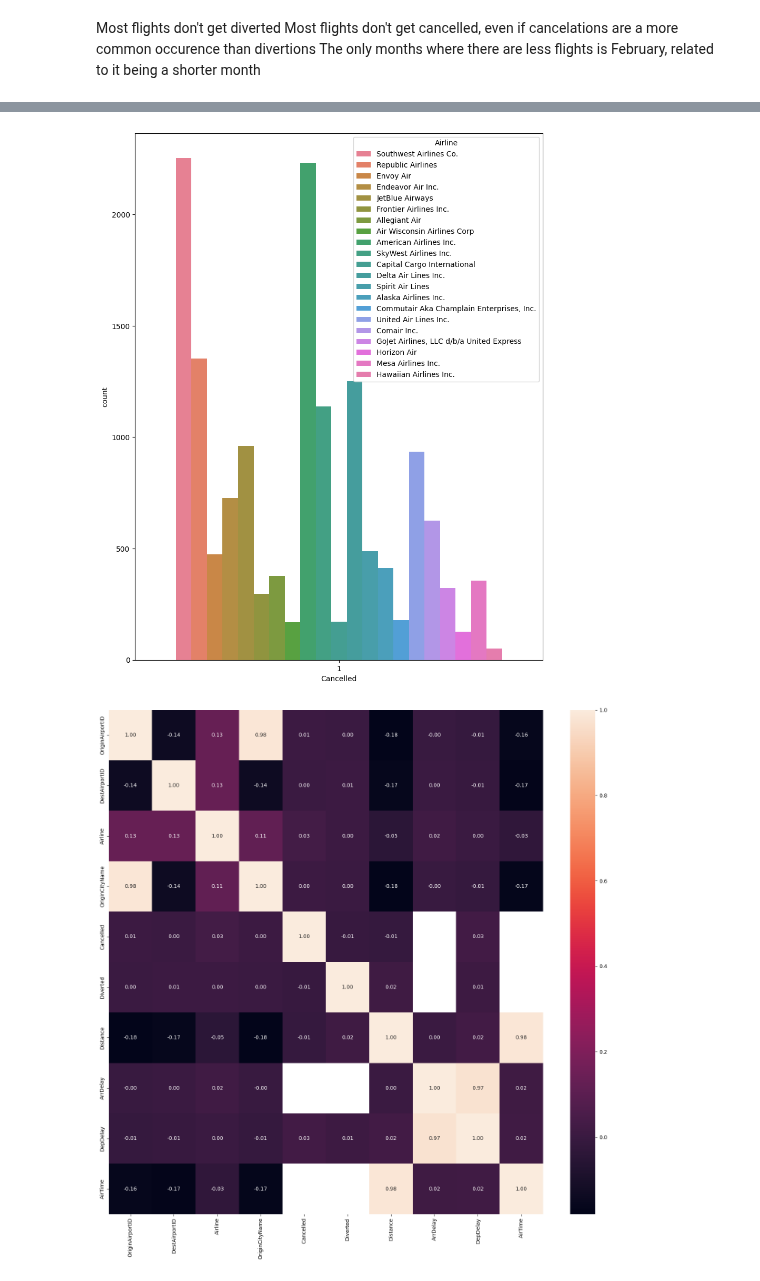
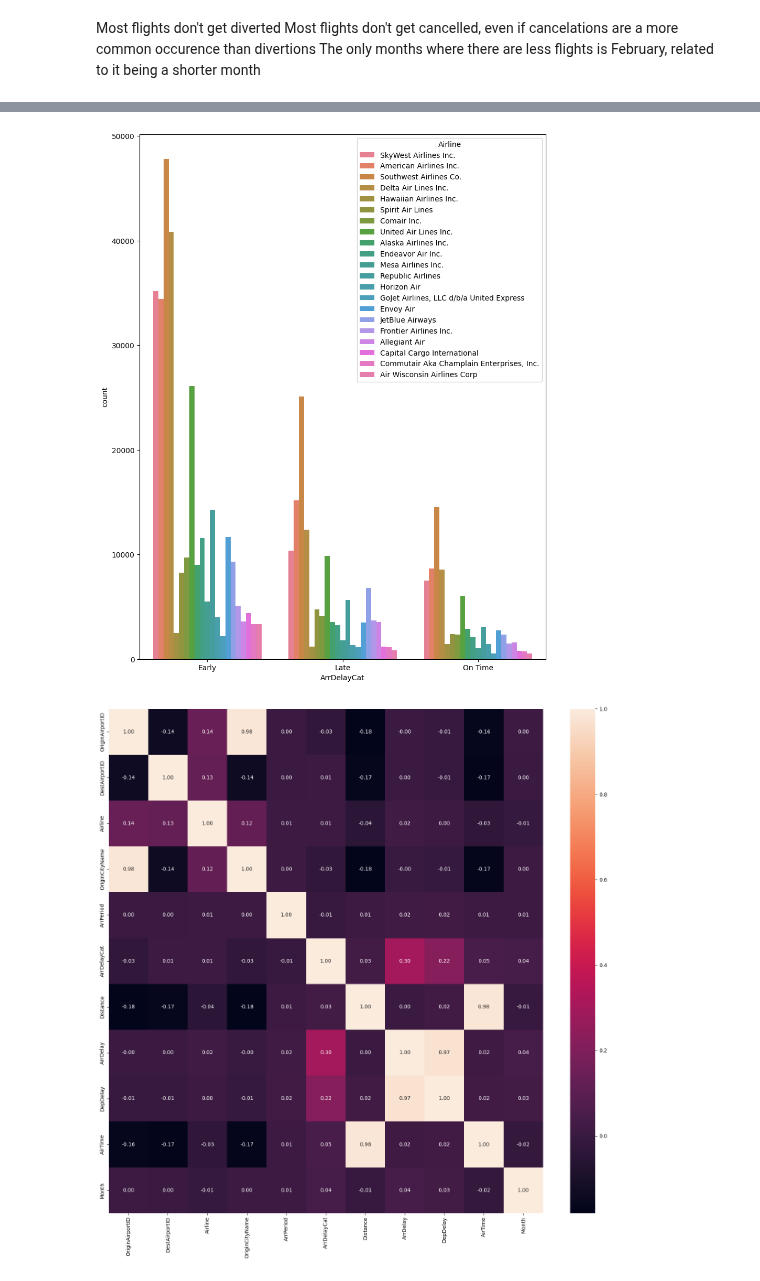
Before and after one commit to Diegomca98/final-project, a Jupyter notebook: src/project.ipynb, the cells around one changed output, grey strips where cells are left out. Saved outputs shown, nothing was run; the diff lists cells and outputs as text; code cells hidden in the pictures.

```diff
--- a/src/project.ipynb
+++ b/src/project.ipynb
@@ -727,25 +734,25 @@ filtered_df = df[df['Cancelled'] == 1]
 # %%
 fig, axis = plt.subplots(figsize = (10, 13))
 
-sns.countplot(data = filtered_df, x = "Cancelled", hue = "Airline")
+sns.countplot(data = df, x = "ArrDelayCat", hue = "Airline")
 
 plt.show()
 # %% [output]
-[figure, old version]
+[figure, new version]
 # %%
 df["OriginAirportID"] = pd.factorize(df["OriginAirportID"])[0]
 df["DestAirportID"] = pd.factorize(df["DestAirportID"])[0]
 df["Airline"] = pd.factorize(df["Airline"])[0]
 df["OriginCityName"] = pd.factorize(df["OriginCityName"])[0]
-df["Cancelled"] = pd.factorize(df["Cancelled"])[0]
-df["Diverted"] = pd.factorize(df["Diverted"])[0]
+df["ArrDelayCat"] = pd.factorize(df["ArrDelayCat"])[0]
+df["ArrPeriod"] = pd.factorize(df["ArrPeriod"])[0]
 
 fig, axes = plt.subplots(figsize=(15, 15))
 
-sns.heatmap(df[["OriginAirportID", "DestAirportID", "Airline", "OriginCityName", "Cancelled", "Diverted", "Distance", "ArrDelay", "DepDelay","AirTime"]].corr(), annot = True, fmt = ".2f")
+sns.heatmap(df[["OriginAirportID", "DestAirportID", "Airline", "OriginCityName", "ArrPeriod", "ArrDelayCat", "Distance", "ArrDelay", "DepDelay","AirTime", "Month"]].corr(), annot = True, fmt = ".2f")
 
 plt.tight_layout()
 
 plt.show()
 # %% [output]
-[figure, old version]
+[figure, new version]
```
Also changed, not shown: parts of 16 cells of this notebook.
